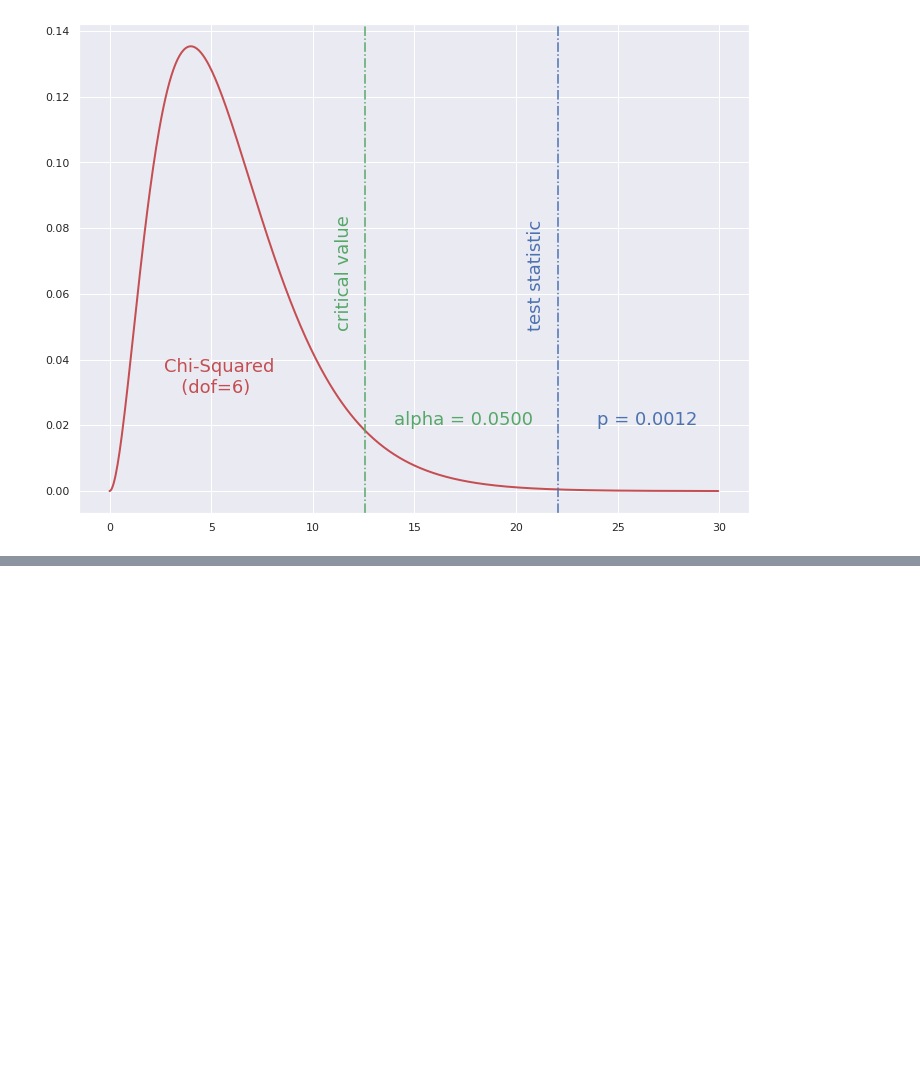
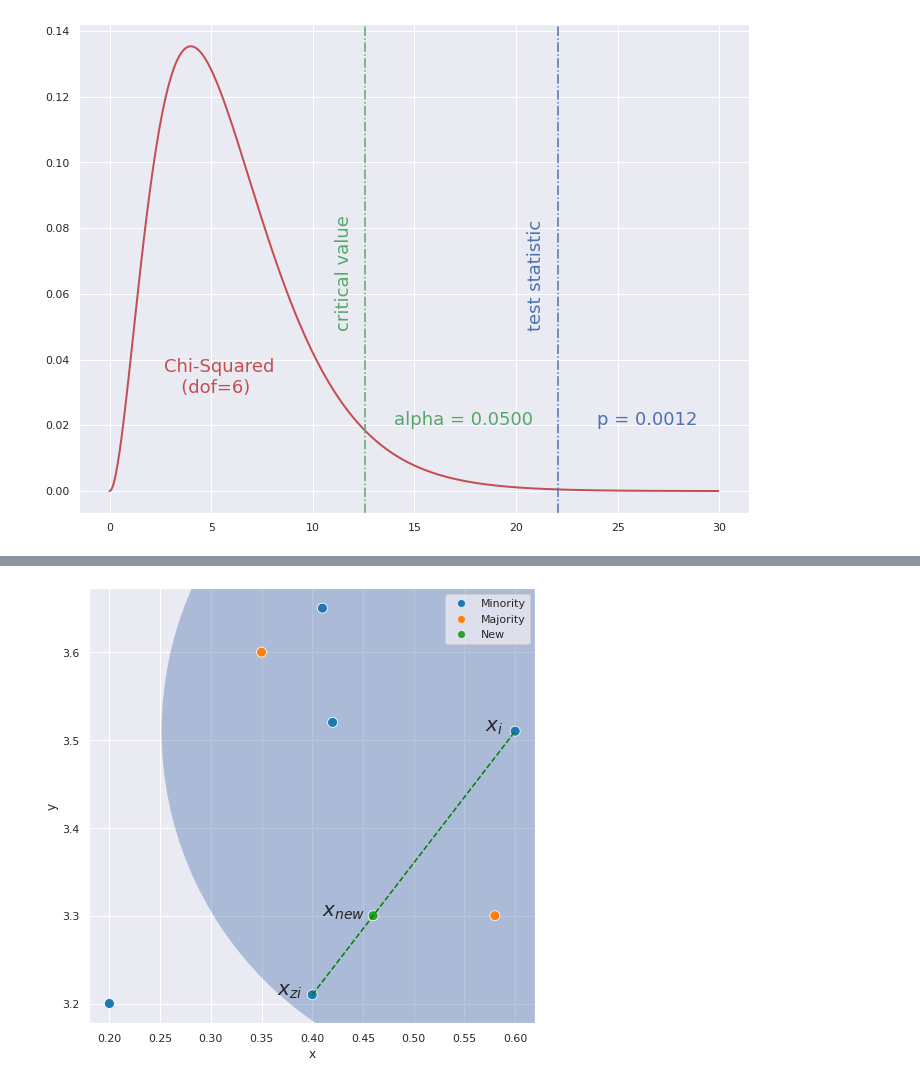
Before and after one commit to Nico995/Machine-Learning-For-Online-Purchases-Prediction, a Jupyter notebook: _sources/appendix.ipynb, the cells around one changed output, grey strips where cells are left out. Drawn from its saved outputs; the diff is of its cells as text; code cells hidden in the pictures; blank space fills up the shorter version.

```diff
--- a/_sources/appendix.ipynb
+++ b/_sources/appendix.ipynb
@@ -323,0 +350,35 @@ Since our p-value is smaller than the $\alpha$ we decided, we end up rejecting t
+# %%
+# Create fake data
+x = [0.2, 0.4, 0.41, 0.42, 0.6, 0.6, 0.35, 0.58]
+y = [3.2, 3.21, 3.65, 3.52, 3.51, 3.51, 3.6, 3.3]
+c = ['Minority', 'Minority', 'Minority', 'Minority', 'Minority', 'Minority', 'Majority', 'Majority']
+a = [1, 1, 1, 1, 1, 0.4, 1, 1]
+l = 0.7
+
+df = pd.DataFrame({'x': x, 'y': y, 'c': c, 'a': a})
+
+# Build the new interpolated point
+df = df.append(
+    {'x': df.loc[5, 'x'] + l * (df.loc[1, 'x'] - df.loc[5, 'x']),
+     'y': df.loc[5, 'y'] + l * (df.loc[1, 'y'] - df.loc[5, 'y']),
+     'c': 'New',
+     'a': 1}, ignore_index=True)
+
+fig, ax = plt.subplots(1, 1, figsize=(8, 8))
+
+size = 500000
+# Draw the neighbourhood
+sns.scatterplot(x='x', y='y', data=df[df['a']==0.4], hue='c', s=size, alpha=0.4, ax=ax, linewidth=0, legend=False)
+# Draw the interpolation line
+sns.lineplot(x=[x[1], x[5]], y=[y[1], y[5]], linestyle='--', color='green', ax=ax, legend=False)
+# Draw points
+sns.scatterplot(data=df.drop(5), x='x', y='y', hue='c', s=100, ax=ax, palette="tab10")
+
+# Some text
+ax.text(x[5]-0.03, y[5], "$x_i$", fontsize=20)
+ax.text(x[1]-0.035, y[1], "$x_{zi}$", fontsize=20)
+ax.text(df.iloc[-1]['x']-0.05, df.iloc[-1]['y'], "$x_{new}$", fontsize=20)
+plt.legend()
+plt.show()
+# %% [output]
+[figure, added]
```
Also changed, not shown: parts of 3 cells of this notebook, 28 other files.
